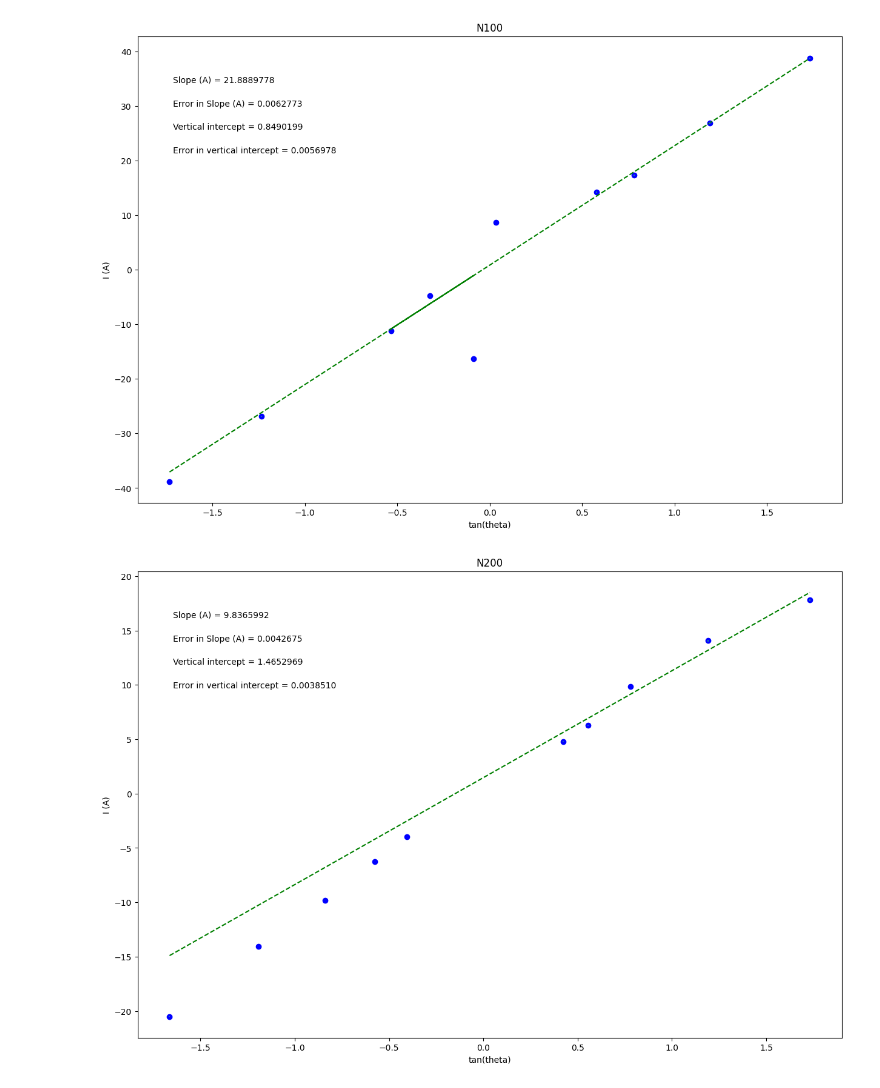
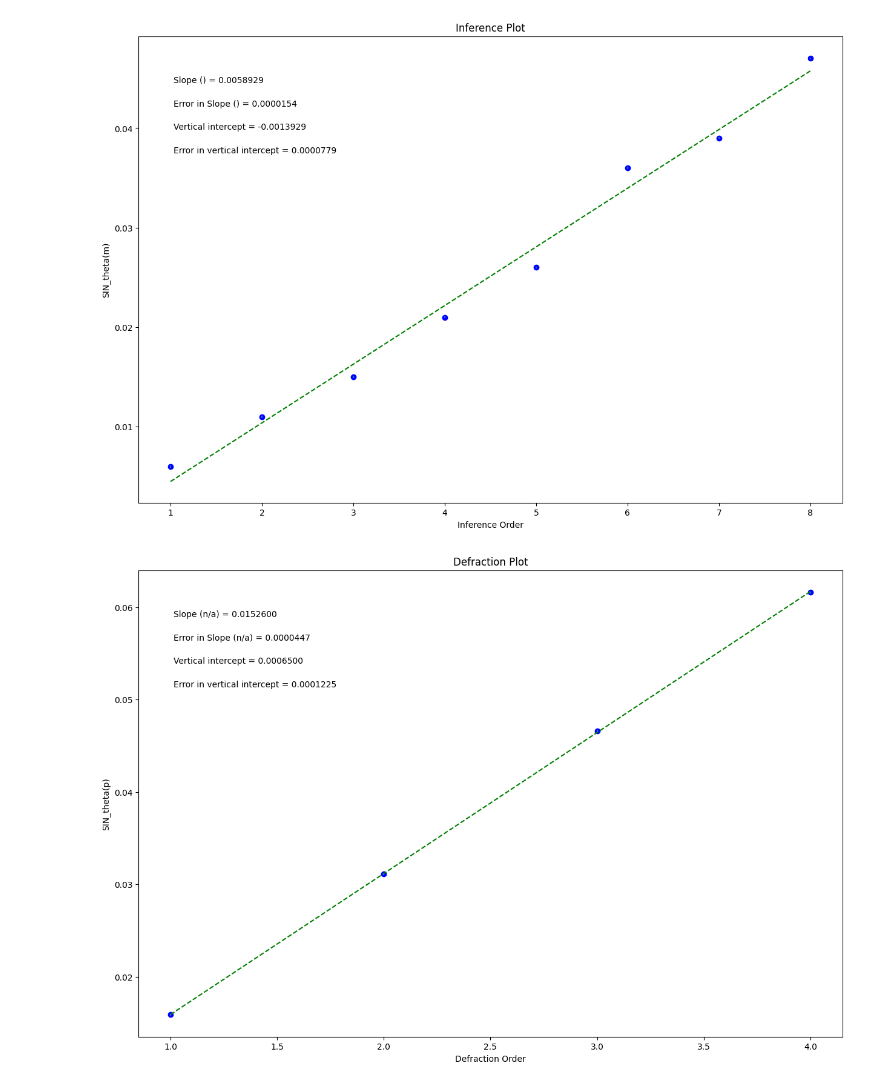
Before and after one commit to MHuckab04/physics-lab-216, a Jupyter notebook: PHSXlab_plotting_template.ipynb, the cells around one changed output. Saved outputs shown, nothing was run; the diff lists cells and outputs as text; code cells hidden in the pictures.

```diff
--- a/PHSXlab_plotting_template.ipynb
+++ b/PHSXlab_plotting_template.ipynb
@@ -19,28 +19,28 @@ import matplotlib.pyplot as plt
 #variable names should start with a letter and must contain only letters, numbers, and underscores
 
 
-tan_theta = np.array([-1.732, -1.235, -.0890, -0.532, -0.325, .0324, 0.577, .781, 1.192, 1.732])
+inference_order = np.array([1, 2, 3, 4, 5, 6, 7, 8])
 
-I = np.array([-38.8, -26.9, -16.36, -11.16, -4.81, 8.65, 14.2, 17.32, 26.9, 38.8])
+sin_theta = np.array([.006, .011, .015, .021, .026, .036, .039, .047])
 
-err_I = np.array([.01, .01, .01, .01, .01, .01, .1, .1, .1, .1])
+err_sin_theta = np.array([0.0001, 0.0001, 0.0001, 0.0001, 0.0001, 0.0001, 0.0001, 0.0001])
 
 
 
 #Re-assign variables as x, y, dy so that the remaining plotting code may remain generic
 #UPDATE VARIABLE NAMES (ON RHS OF EACH EQUAL SIGN) TO MATCH VARIABLE NAMES FOR DATA ABOVE
 
-x = tan_theta             #this should be the array you want to plot on the x axis
-y = I             #this should be the array you want to plot on the y axis
-dy = err_I        #this should be your error in y array
+x = inference_order            #this should be the array you want to plot on the x axis
+y = sin_theta             #this should be the array you want to plot on the y axis
+dy = err_sin_theta        #this should be your error in y array
 
 
 #UPDATE EACH OF THESE 4 STRINGS FOR YOUR PLOT LABELS AS YOU WANT THEM TO APPEAR
 
-plot_title= 'N100'
-x_label= 'tan(theta)'
-y_label= 'I (A)'
-slope_units= 'A'
+plot_title= 'Inference Plot'
+x_label= 'Inference Order'
+y_label= 'SIN_theta(m)'
+slope_units= ''
 
 #UPDATE ANNOTATION PLACEMENT SO IT'S OUT OF WAY OF PLOTTED DATA AND BEST FIT LINE
 #integer from 1 to 4, top R corner is 1 (counter-clockwise from there)
@@ -92,62 +92,62 @@ elif annotation_placement==3 or annotation_placement==4:
 #Don't need to change anything in this section!
 
 #Plot data on graph. Plot error bars and place values for slope,
 #error in slope, and vertical intercept (plus error) on the plot using "annotate"
 
 plt.figure(figsize=(15,10))
 
 plt.plot(x, fit, color='green', linestyle='--')
 plt.scatter(x, y, color='blue', marker='o')
 
 plt.xlabel(x_label)
 plt.ylabel(y_label)
 plt.title(plot_title)
 
 plt.errorbar(x, y, yerr=dy, xerr=None, fmt="none") #don't need to plot x error bars
 
 plt.annotate('Slope ({}) = {value:.{digits}f}'.format(slope_units,value=m, digits=7),
              (xpos, ypos[0]), xycoords='axes fraction')
 
 plt.annotate('Error in Slope ({}) = {value:.{digits}f}'.format(slope_units,value=dm, digits=7),
              (xpos, ypos[1]), xycoords='axes fraction')
 
 plt.annotate('Vertical intercept = {value:.{digits}f}'.format(value=b, digits=7),
              (xpos, ypos[2]), xycoords='axes fraction')
 
 plt.annotate('Error in vertical intercept = {value:.{digits}f}'.format(value=db, digits=7),
              (xpos, ypos[3]), xycoords='axes fraction')
 
 plt.show()
 # %% [output]
-[figure, old version]
+[figure, new version]
 # %%
 #DATA TO BE PLOTTED
 #UPDATE THE VARIABLE NAMES & NUMBERS (LEAVE BRACKETS/PARENTHESES AS IS)
 #variable names should start with a letter and must contain only letters, numbers, and underscores
 
 
-tan_theta = np.array([-1.664, -1.192, -0.839, -0.577, -0.404, 0.424, .554, .781, 1.192, 1.732])
+inference_order = np.array([1, 2, 3, 4])
 
-I = np.array([-20.5, -14.05, -9.83, -6.25, -3.98, 4.8, 6.26, 9.86, 14.06, 17.8])
+sin_theta = np.array([.0159, .0311, .0466, .0616])
 
-err_I = np.array([.01, .01, .01, .01, .01, .01, .01, .01, .1, .1])
+arr_sin_theta = np.array([.0001, .0001, .0001, .0001])
 
 
 
 #Re-assign variables as x, y, dy so that the remaining plotting code may remain generic
 #UPDATE VARIABLE NAMES (ON RHS OF EACH EQUAL SIGN) TO MATCH VARIABLE NAMES FOR DATA ABOVE
 
-x = tan_theta             #this should be the array you want to plot on the x axis
-y = I             #this should be the array you want to plot on the y axis
-dy = err_I        #this should be your error in y array
+x = inference_order            #this should be the array you want to plot on the x axis
+y = sin_theta             #this should be the array you want to plot on the y axis
+dy = err_sin_theta        #this should be your error in y array
 
 
 #UPDATE EACH OF THESE 4 STRINGS FOR YOUR PLOT LABELS AS YOU WANT THEM TO APPEAR
 
-plot_title= 'N200'
-x_label= 'tan(theta)'
-y_label= 'I (A)'
-slope_units= 'A'
+plot_title= 'Defraction Plot'
+x_label= 'Defraction Order'
+y_label= 'SIN_theta(p)'
+slope_units= 'n/a'
 
 #UPDATE ANNOTATION PLACEMENT SO IT'S OUT OF WAY OF PLOTTED DATA AND BEST FIT LINE
 #integer from 1 to 4, top R corner is 1 (counter-clockwise from there)
@@ -155,7 +155,7 @@ slope_units= 'A'
 annotation_placement=2
 
 
-#-----------------------------------------------------------------------#
+#-----------------------------------------------------------------------
 #-----DON'T NEED TO CHANGE ANYTHING BEYOND THIS POINT!!!-----
 
 
@@ -195,7 +195,7 @@ if annotation_placement==1 or annotation_placement==2:
 elif annotation_placement==3 or annotation_placement==4:
     ypos=[.2,.15,.1,.05]
 
-#-----------------------------------------------------------------------#
+#-----------------------------------------------------------------------
 #Don't need to change anything in this section!
 
 #Plot data on graph. Plot error bars and place values for slope,
@@ -226,4 +226,4 @@ plt.annotate('Error in vertical intercept = {value:.{digits}f}'.format(value=db,
 
 plt.show()
 # %% [output]
-[figure, old version]
+[figure, new version]
```
Also changed, not shown: parts of 1 cell of this notebook.
